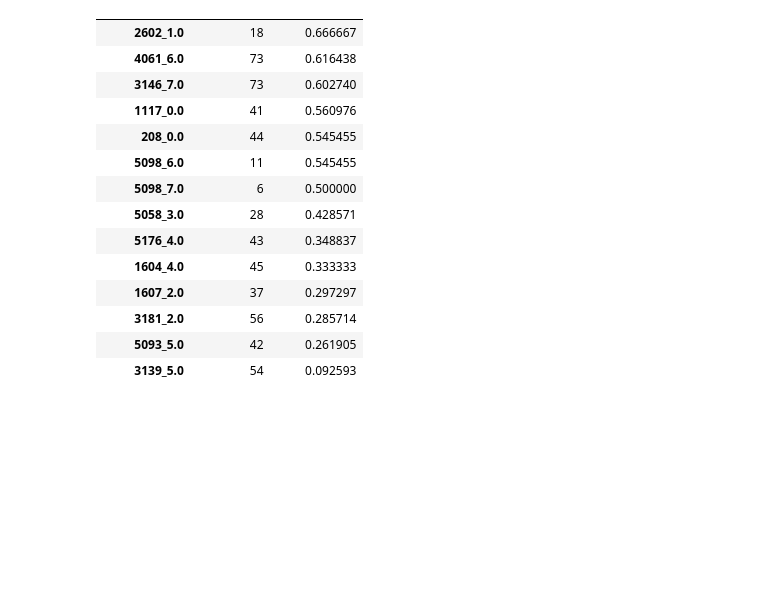
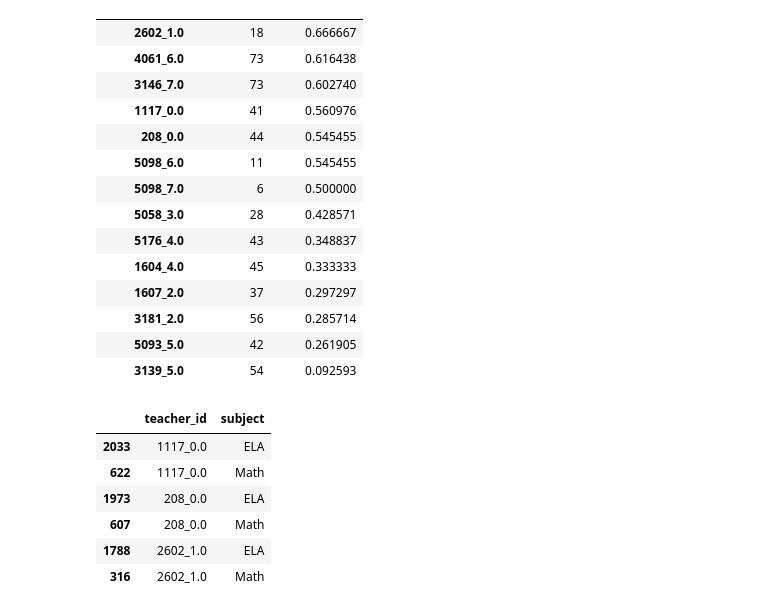
Before and after one commit to aerler101-1/CEMD, a Jupyter notebook: CEMD.ipynb, the cells around one changed output. Saved outputs shown, nothing was run; the diff lists cells and outputs as text; code cells hidden in the pictures; blank space fills up the shorter version.

```diff
--- a/CEMD.ipynb
+++ b/CEMD.ipynb
@@ -944,3 +944,46 @@ display(summary)
 | 3181_2.0 | 56 | 0.285714 |
 | 5093_5.0 | 42 | 0.261905 |
 | 3139_5.0 | 54 | 0.092593 |
+# %%
+import pandas as pd
+
+# Load your data
+df = pd.read_csv("student_table_enriched.csv")
+
+# Melt teacher subject columns into long format
+teacher_long = pd.melt(
+    df,
+    id_vars=["StudentID"],
+    value_vars=["mat_teacher_1", "mat_teacher_2", "ela_teacher_1", "ela_teacher_2"],
+    var_name="subject_slot",
+    value_name="teacher_id"
+)
+
+# Drop rows with null teacher IDs
+teacher_long = teacher_long.dropna(subset=["teacher_id"]).drop_duplicates()
+
+# Map subject slot to subject label
+teacher_long["subject"] = teacher_long["subject_slot"].apply(lambda x: "Math" if "mat_" in x else "ELA")
+
+# Count how many subjects each teacher taught
+subject_counts = (
+    teacher_long.groupby("teacher_id")["subject"]
+    .nunique()
+    .reset_index(name="num_subjects")
+    .query("num_subjects > 1")
+)
+
+# Show teachers and which subjects they taught
+teachers_multi_subjects = teacher_long[teacher_long["teacher_id"].isin(subject_counts["teacher_id"])]
+teachers_multi_subjects = teachers_multi_subjects[["teacher_id", "subject"]].drop_duplicates().sort_values(["teacher_id", "subject"])
+
+# Display result
+teachers_multi_subjects
+# %% [output]
+|  | teacher_id | subject |
+| 2033 | 1117_0.0 | ELA |
+| 622 | 1117_0.0 | Math |
+| 1973 | 208_0.0 | ELA |
+| 607 | 208_0.0 | Math |
+| 1788 | 2602_1.0 | ELA |
+| 316 | 2602_1.0 | Math |
```
Also changed, not shown: 1 other file.
